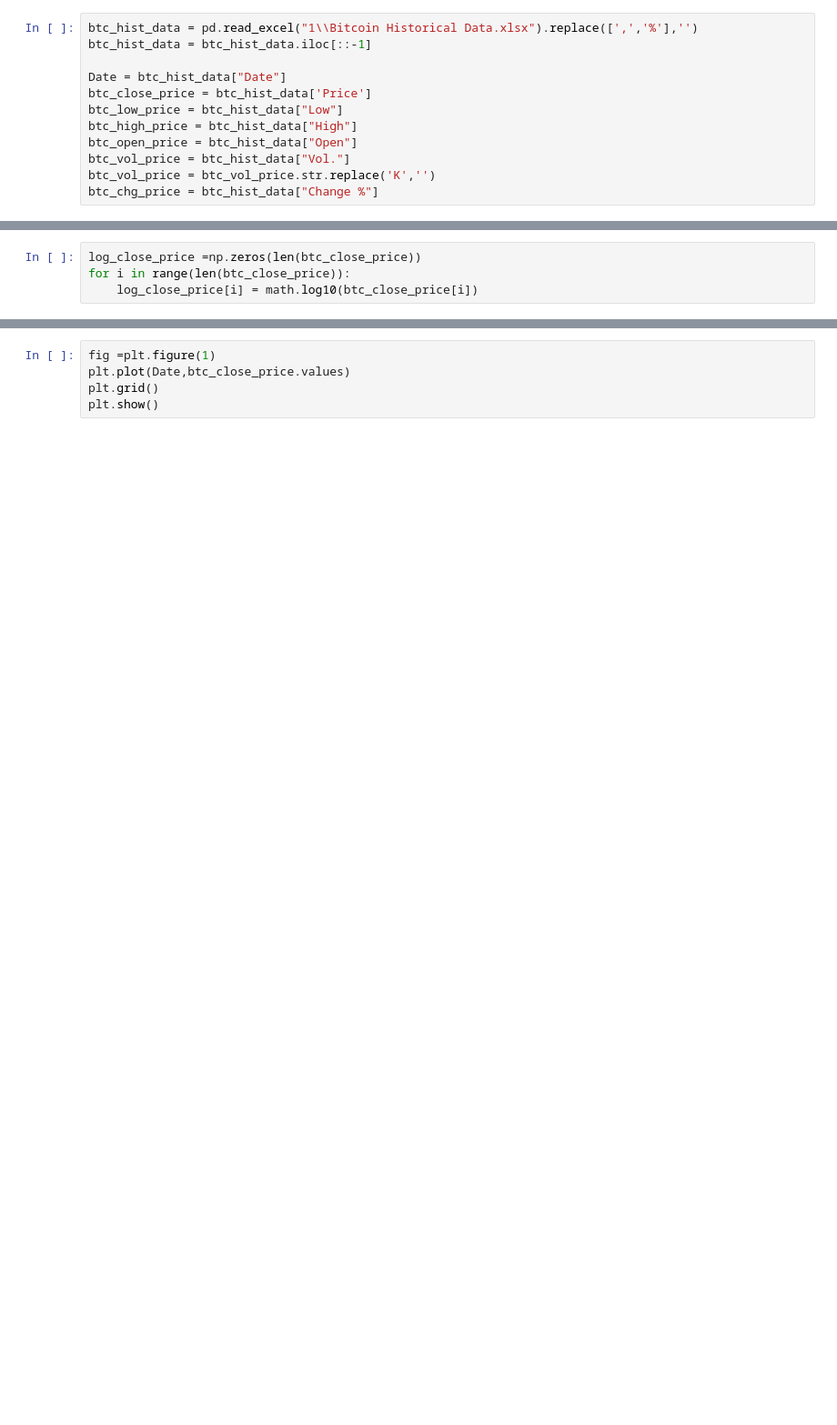
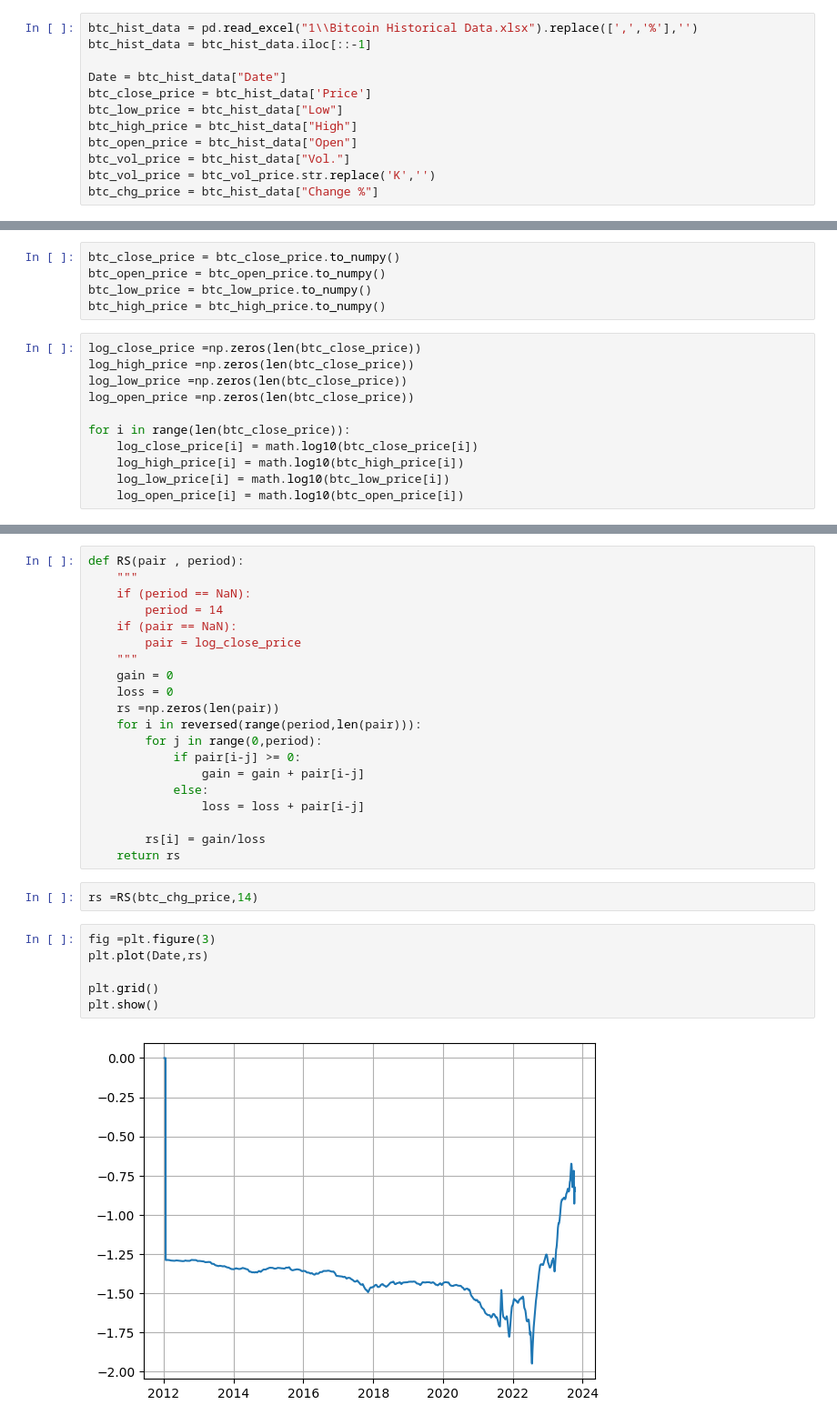
Before and after one commit to aliktv71/Data-analysis, a Jupyter notebook: data2.ipynb, the cells around one changed output, grey strips where cells are left out. Shown at 91% size. Saved outputs shown, nothing was run; the diff lists cells and outputs as text; blank space fills up the shorter version.

```diff
--- a/data2.ipynb
+++ b/data2.ipynb
@@ -27,4 +29,16 @@ btc_close_price = btc_close_price.to_numpy()
+# %%
+btc_close_price = btc_close_price.to_numpy()
+btc_open_price = btc_open_price.to_numpy()
+btc_low_price = btc_low_price.to_numpy()
+btc_high_price = btc_high_price.to_numpy()
 # %%
 log_close_price =np.zeros(len(btc_close_price))
+log_high_price =np.zeros(len(btc_close_price))
+log_low_price =np.zeros(len(btc_close_price))
+log_open_price =np.zeros(len(btc_close_price))
+
 for i in range(len(btc_close_price)):
     log_close_price[i] = math.log10(btc_close_price[i])
+    log_high_price[i] = math.log10(btc_high_price[i])
+    log_low_price[i] = math.log10(btc_low_price[i])
+    log_open_price[i] = math.log10(btc_open_price[i])
@@ -38,5 +63,30 @@ plt.show()
+# %%
+def RS(pair , period):
+    """
+    if (period == NaN):
+        period = 14
+    if (pair == NaN):
+        pair = log_close_price
+    """
+    gain = 0
+    loss = 0
+    rs =np.zeros(len(pair))
+    for i in reversed(range(period,len(pair))):
+        for j in range(0,period):
+            if pair[i-j] >= 0:
+                gain = gain + pair[i-j]
+            else:
+                loss = loss + pair[i-j]
+
+        rs[i] = gain/loss
+    return rs
+# %%
+rs =RS(btc_chg_price,14)
 # %%
-fig =plt.figure(1)
-plt.plot(Date,btc_close_price.values)
+fig =plt.figure(3)
+plt.plot(Date,rs)
+
 plt.grid()
 plt.show()
+# %% [output]
+[figure, added]
```
Also changed, not shown: parts of 11 cells of this notebook.
